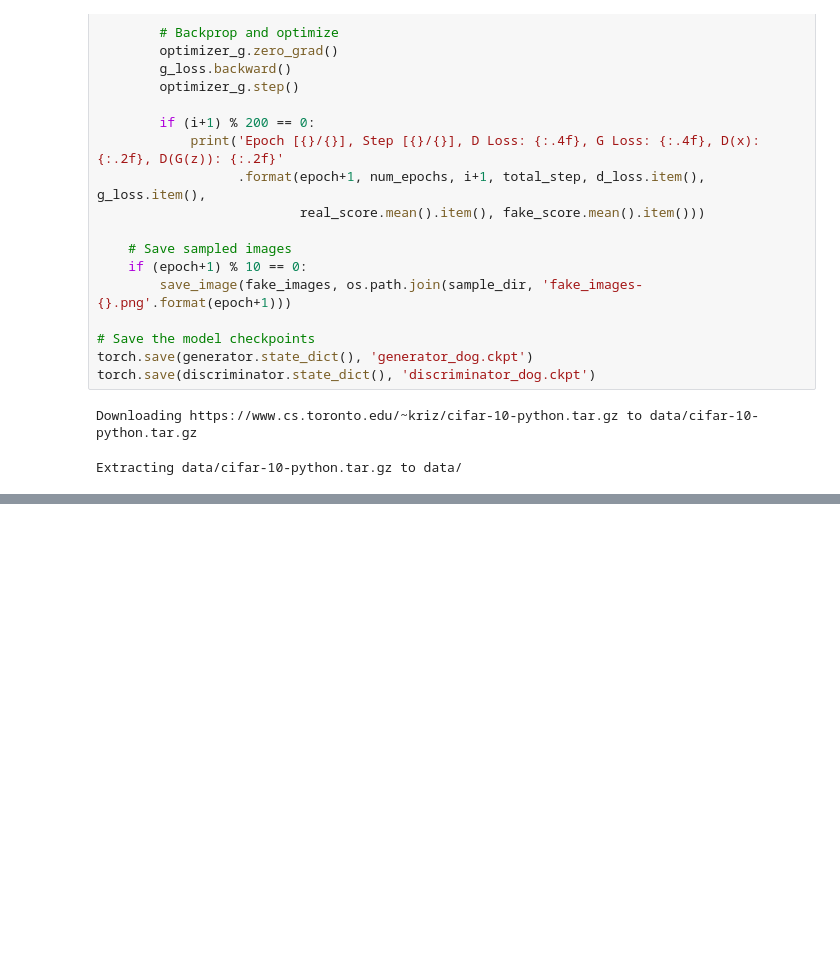
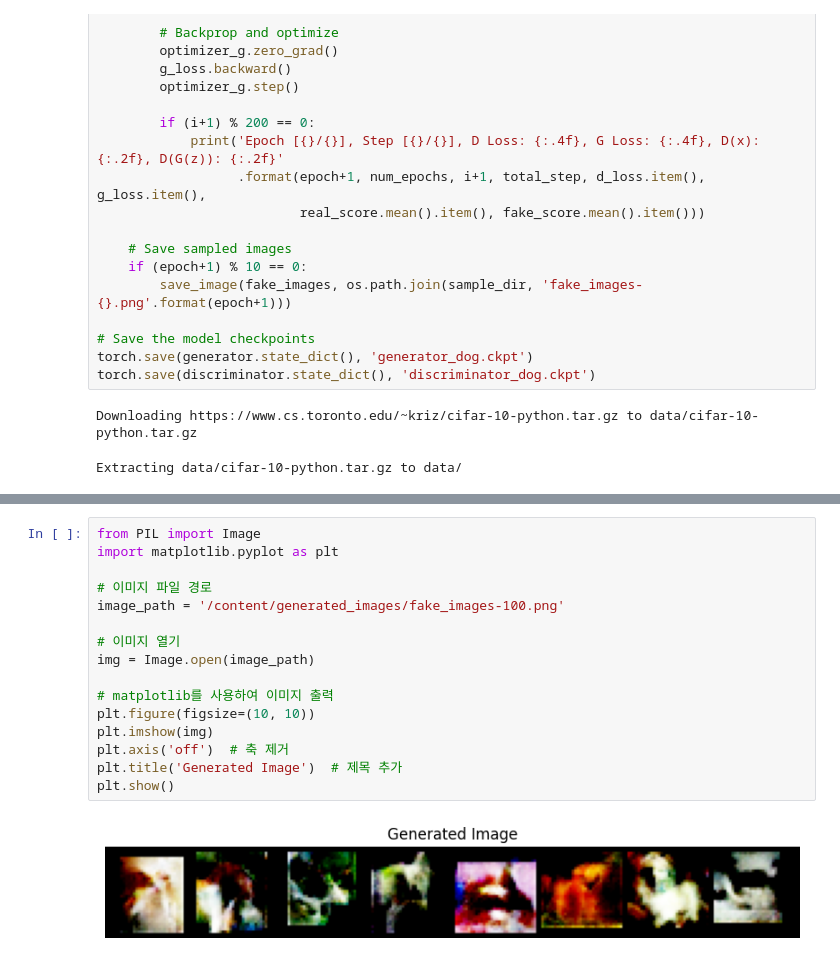
Before and after one commit to i2mmmmm/Study, a Jupyter notebook: image.ipynb, the cells around one changed output, grey strips where cells are left out. Drawn from its saved outputs; the diff is of its cells as text; blank space fills up the shorter version.

```diff
--- a/image.ipynb
+++ b/image.ipynb
@@ -475,0 +625,18 @@ plt.show()
+# %%
+from PIL import Image
+import matplotlib.pyplot as plt
+
+# 이미지 파일 경로
+image_path = '/content/generated_images/fake_images-100.png'
+
+# 이미지 열기
+img = Image.open(image_path)
+
+# matplotlib를 사용하여 이미지 출력
+plt.figure(figsize=(10, 10))
+plt.imshow(img)
+plt.axis('off')  # 축 제거
+plt.title('Generated Image')  # 제목 추가
+plt.show()
+# %% [output]
+[figure, added]
```
Also changed, not shown: parts of 5 cells of this notebook.
